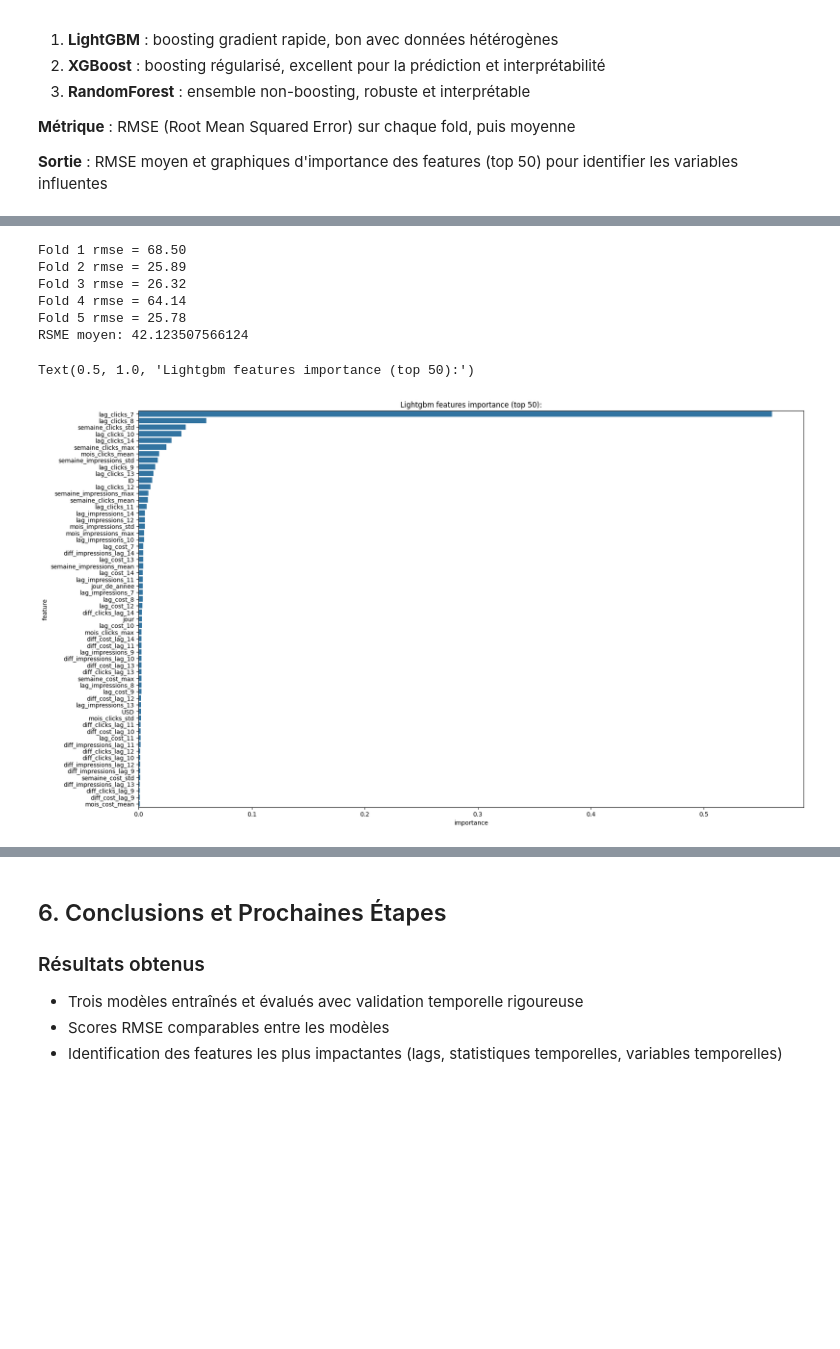
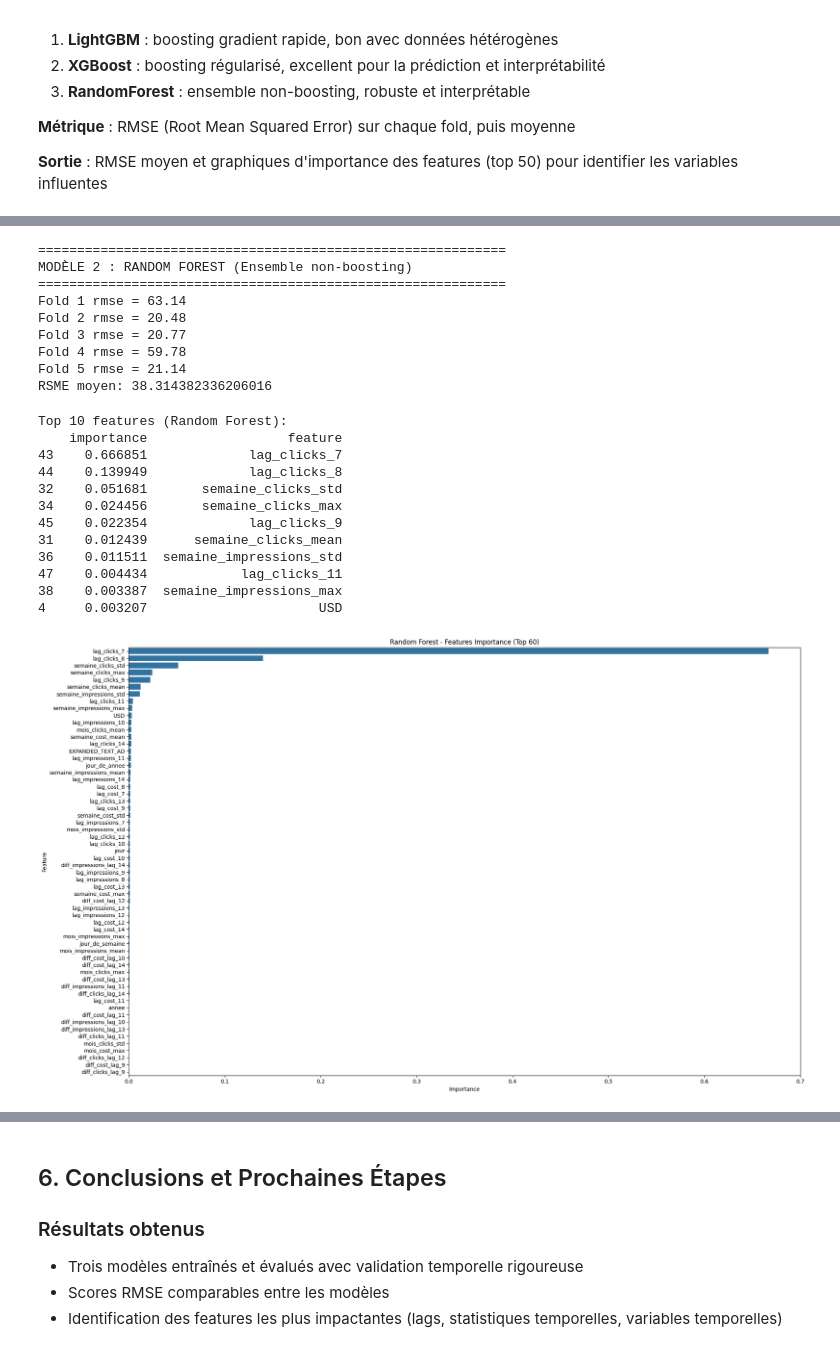
Before and after one commit to JOREL531/projet_deep_learning, a Jupyter notebook: src/notebook.ipynb, the cells around one changed output, grey strips where cells are left out. Drawn from its saved outputs; the diff is of its cells as text; code cells hidden in the pictures; blank space fills up the shorter version.

```diff
--- a/src/notebook.ipynb
+++ b/src/notebook.ipynb
@@ -696,24 +725,34 @@ train = train.dropna(subset=["clicks"])
 # %%
 def get_date_based_splits(df, n_splits=5, test_days=7):
     """
-    Renvoie les indices de train et test basés sur les dates.
-    df doit être trié par date puis ID.
+    Crée n_splits folds temporels pour validation chronologique (sans data leakage).
+    Retour : Liste de tuples (train_idx, test_idx) triés chronologiquement.
     """
+
+    # On extrait toutes les dates uniques et on les trie
     unique_dates = np.sort(df['date'].unique())
+    print(f"Total de jours : {len(unique_dates)} | Plage : {unique_dates[0]} à {unique_dates[-1]}\n")
+
     splits = []
 
-    # On fait n_splits sur la fin des données
+    # On crée les folds en partant de la fin des données
     for i in range(n_splits):
+        # On calcule la période de test : les test_days derniers jours du fold i
         test_end = unique_dates[-(i * test_days + 1)]
         test_start = unique_dates[-((i + 1) * test_days)]
+
+        # On sélectionne toutes les lignes pour cette période de test
         test_dates = unique_dates[(unique_dates >= test_start) & (unique_dates <= test_end)]
+        test_idx = df[df['date'].isin(test_dates)].index
 
-        test_idx = df[df['date'].isin(test_dates)].index
+        # On sélectionne toutes les lignes avant cette période (-> pour l'entraînement)
+        # On garantit aucun chevauchement temporel
         train_idx = df[df['date'] < test_start].index
 
         splits.append((train_idx, test_idx))
+        print(f"Fold {i+1}: Train {len(train_idx)} obs | Test {len(test_idx)} obs (du {test_start} au {test_end})")
 
-    # Inverser pour que les splits soient chronologiques
+    # On inverse pour avoir les folds dans l'ordre chronologique (du plus ancien au plus récent)
     return splits[::-1]
 # %%
 splits = get_date_based_splits(train, n_splits=5, test_days=7)
@@ -777,6 +873,10 @@ Text(0.5, 1.0, 'Lightgbm features importance (top 50):')
 # %%
-## Random Forest
-scores = []
+print("\n" + "="*60)
+print("MODÈLE 2 : RANDOM FOREST (Ensemble non-boosting)")
+print("="*60)
+
+# Entraînement et validation temporelle pour Random Forest
+scores_rf = []
 for fold, (train_idx, test_idx) in enumerate(splits):
     X_train, X_test = train.loc[train_idx, X], train.loc[test_idx, X]
     y_train, y_test = train.loc[train_idx, "clicks"], train.loc[test_idx, "clicks"]
@@ -799,19 +899,42 @@ for fold, (train_idx, test_idx) in enumerate(splits):
 
 print("RSME moyen:", np.mean(scores))
 # %% [output]
-Fold 1 rmse = 68.50
-Fold 2 rmse = 25.89
-Fold 3 rmse = 26.32
-Fold 4 rmse = 64.14
-Fold 5 rmse = 25.78
-RSME moyen: 42.123507566124
+============================================================
+MODÈLE 2 : RANDOM FOREST (Ensemble non-boosting)
+============================================================
+Fold 1 rmse = 63.14
+Fold 2 rmse = 20.48
+Fold 3 rmse = 20.77
+Fold 4 rmse = 59.78
+Fold 5 rmse = 21.14
+RSME moyen: 38.314382336206016
 # %%
-feature_importance = pd.DataFrame(rf.feature_importances_, columns=['importance'])
-feature_importance['feature'] = X
+# Analyse de l'importance des features pour Random Forest
+feature_importance_rf = pd.DataFrame(rf.feature_importances_, columns=['importance'])
+feature_importance_rf['feature'] = X
+feature_importance_rf = feature_importance_rf.sort_values(by=['importance'], ascending=False)
+
+print(f"\nTop 10 features (Random Forest):")
+print(feature_importance_rf.head(10))
 
 plt.figure(figsize=(20, 12))
-sns.barplot(x="importance", y="feature", data=feature_importance.sort_values(by = ['importance'], ascending = False).head(60))
-plt.title('Lightgbm features importance (top 50):')
+sns.barplot(x="importance", y="feature", data=feature_importance_rf.head(60))
+plt.title('Random Forest - Features Importance (Top 60)')
+plt.xlabel('Importance')
+plt.ylabel('Feature')
+plt.tight_layout()
+plt.show()
 # %% [output]
-Text(0.5, 1.0, 'Lightgbm features importance (top 50):')
+Top 10 features (Random Forest):
+    importance                  feature
+43    0.666851             lag_clicks_7
+44    0.139949             lag_clicks_8
+32    0.051681       semaine_clicks_std
+34    0.024456       semaine_clicks_max
+45    0.022354             lag_clicks_9
+31    0.012439      semaine_clicks_mean
+36    0.011511  semaine_impressions_std
+47    0.004434            lag_clicks_11
+38    0.003387  semaine_impressions_max
+4     0.003207                      USD
-[figure, old version]
+[figure, new version]
```
Also changed, not shown: parts of 13 cells of this notebook.
